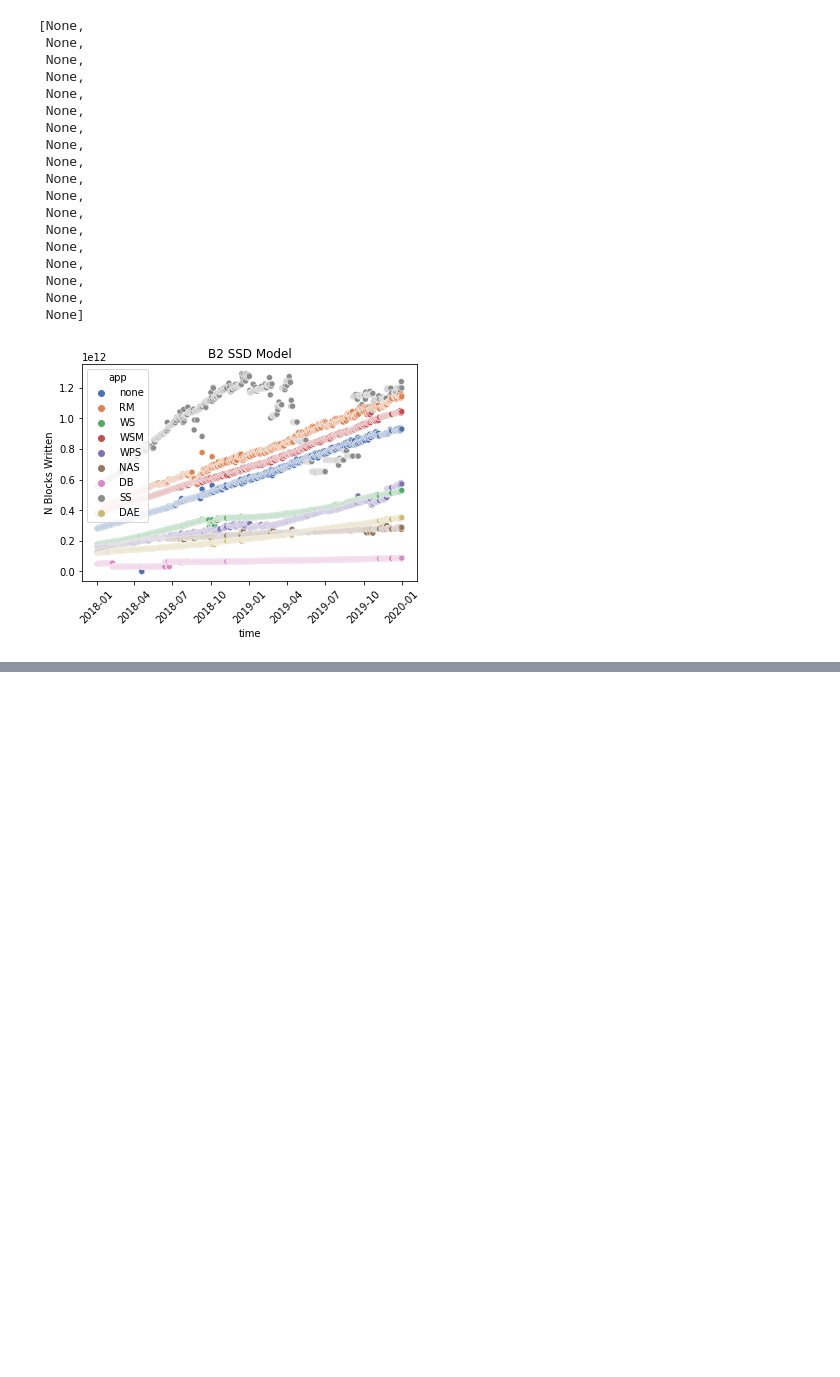
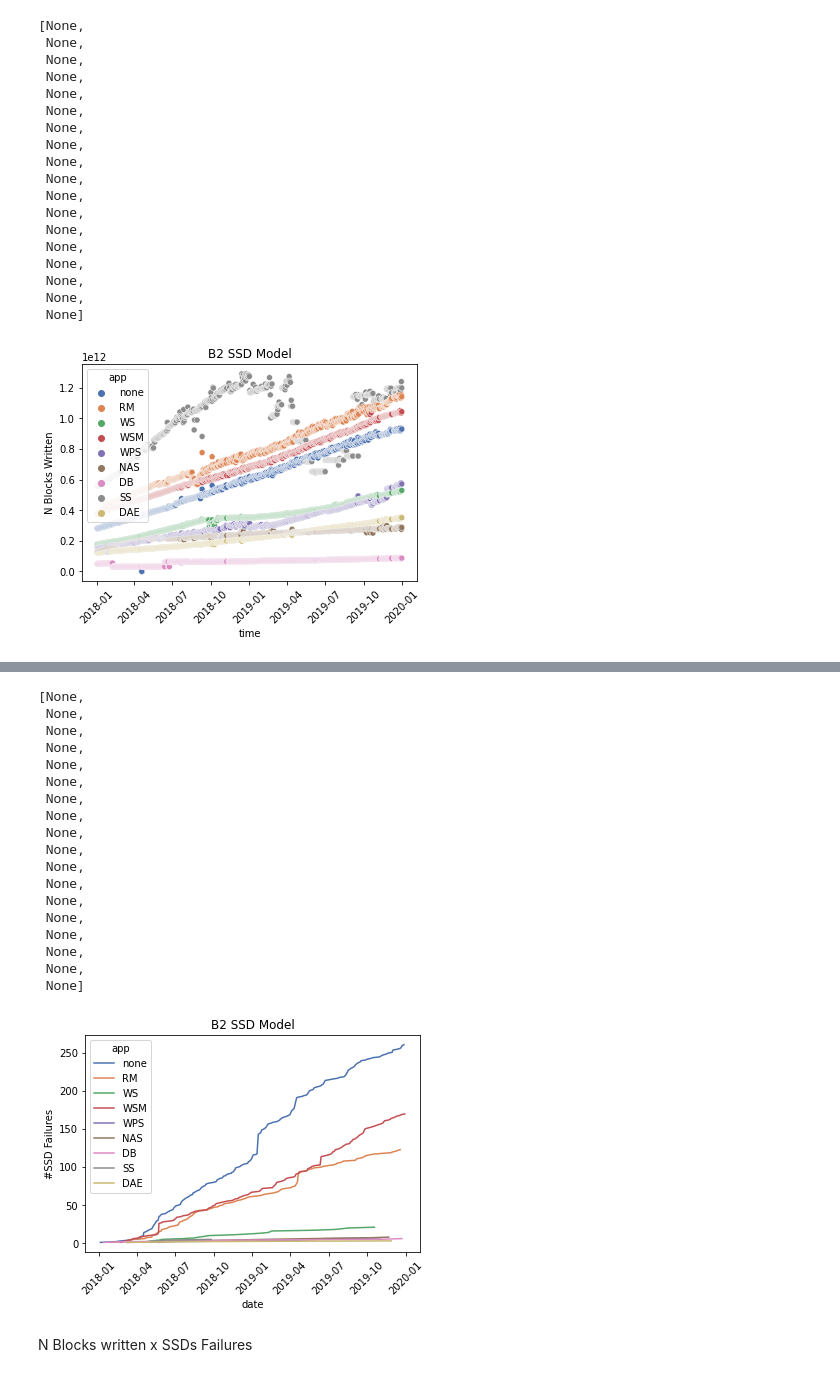
Before and after one commit to EricBorba/StorageFailurePredictor, a Jupyter notebook: WriteAnalB2Model.ipynb, the cells around one changed output, grey strips where cells are left out. Drawn from its saved outputs; the diff is of its cells as text; code cells hidden in the pictures; blank space fills up the shorter version.

```diff
--- a/WriteAnalB2Model.ipynb
+++ b/WriteAnalB2Model.ipynb
@@ -338,0 +424,27 @@ plt.setp(graph.get_xticklabels(), rotation=45)
+# %%
+graph = sns.lineplot(x="date", y="cum_sum", hue="app", hue_order=['none','RM','WS','WSM', 'WPS', 'NAS', 'DB', 'SS', 'DAE'],data=groupSSDFailures, palette="deep")
+graph.set(xlabel ="date", ylabel = "#SSD Failures", title ='B2 SSD Model')
+
+plt.setp(graph.get_xticklabels(), rotation=45)
+# %% [output]
+[None,
+ None,
+ None,
+ None,
+ None,
+ None,
+ None,
+ None,
+ None,
+ None,
+ None,
+ None,
+ None,
+ None,
+ None,
+ None,
+ None,
+ None]
+[figure, added]
+# %% [markdown]
+N Blocks written x SSDs Failures
```
Also changed, not shown: parts of 24 cells of this notebook.
